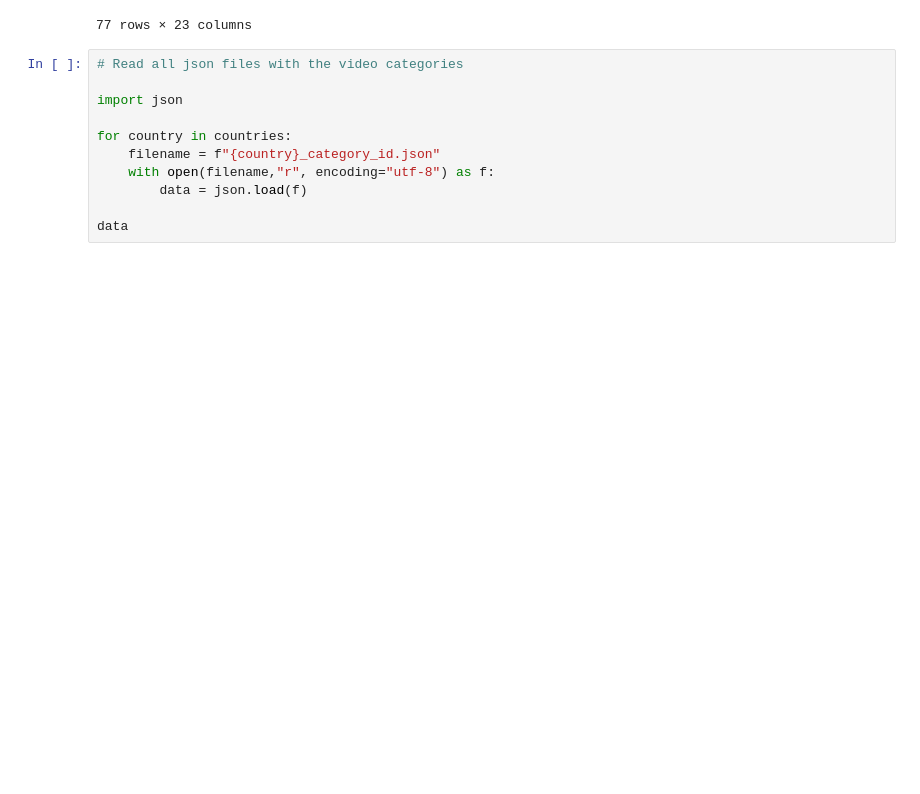
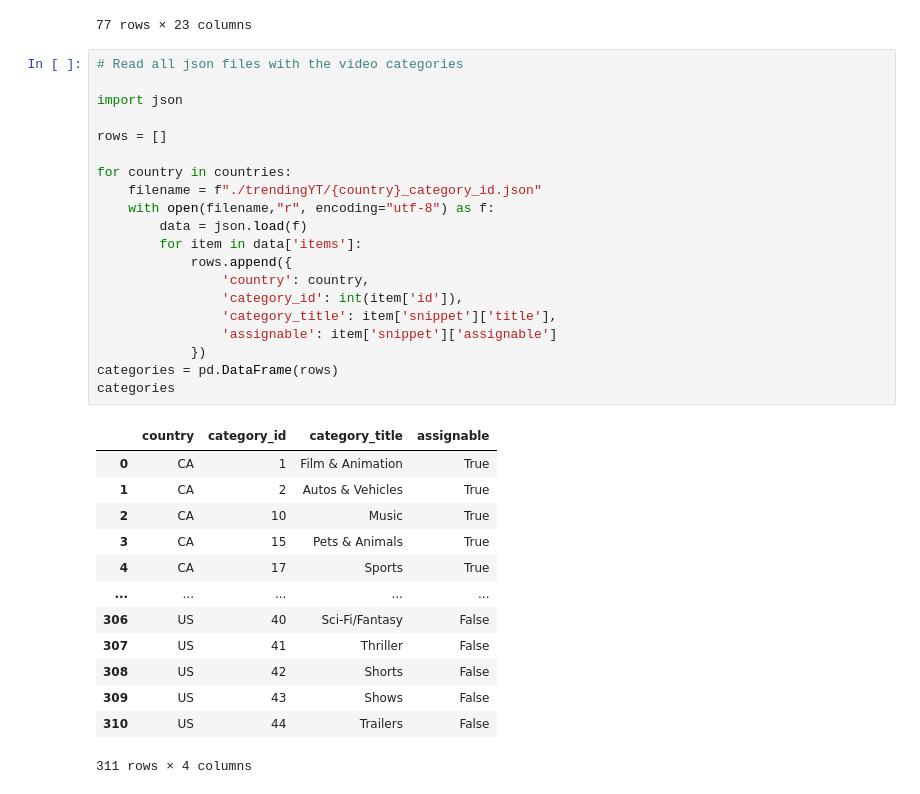
Before and after one commit to SaadUrRehmanBaig/foundation-of-computer-science-project, a Jupyter notebook: FOCS_project.ipynb, the cells around one changed output. Saved outputs shown, nothing was run; the diff lists cells and outputs as text; blank space fills up the shorter version.

Commit message:
Parse category JSONs into a DataFrame and calculate videos with unassignable categories per country.

```diff
--- a/FOCS_project.ipynb
+++ b/FOCS_project.ipynb
@@ -269,13 +269,36 @@ df_all.loc[df_all.groupby(['month', 'country'])['views'].idxmax()]
 # %%
 # Read all json files with the video categories
 
 import json
 
+rows = []
+
 for country in countries:
-    filename = f"{country}_category_id.json"
+    filename = f"./trendingYT/{country}_category_id.json"
     with open(filename,"r", encoding="utf-8") as f:
         data = json.load(f)
-
-data
+        for item in data['items']:
+            rows.append({
+                'country': country,
+                'category_id': int(item['id']),
+                'category_title': item['snippet']['title'],
+                'assignable': item['snippet']['assignable']
+            })
+categories = pd.DataFrame(rows)
+categories
+# %% [output]
+|  | country | category_id | category_title | assignable |
+| 0 | CA | 1 | Film & Animation | True |
+| 1 | CA | 2 | Autos & Vehicles | True |
+| 2 | CA | 10 | Music | True |
+| 3 | CA | 15 | Pets & Animals | True |
+| 4 | CA | 17 | Sports | True |
+| ... | ... | ... | ... | ... |
+| 306 | US | 40 | Sci-Fi/Fantasy | False |
+| 307 | US | 41 | Thriller | False |
+| 308 | US | 42 | Shorts | False |
+| 309 | US | 43 | Shows | False |
+| 310 | US | 44 | Trailers | False |
+311 rows × 4 columns
 # %%
 #For each country, determine how many videos have a category that is not assignable.
```
Also changed, not shown: parts of 1 cell of this notebook.
